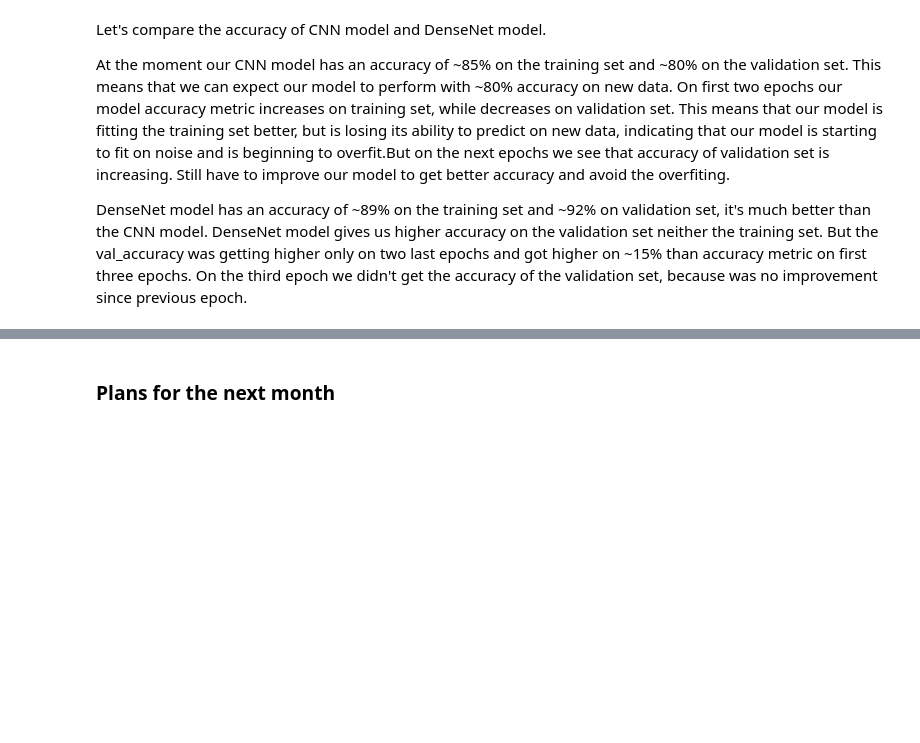
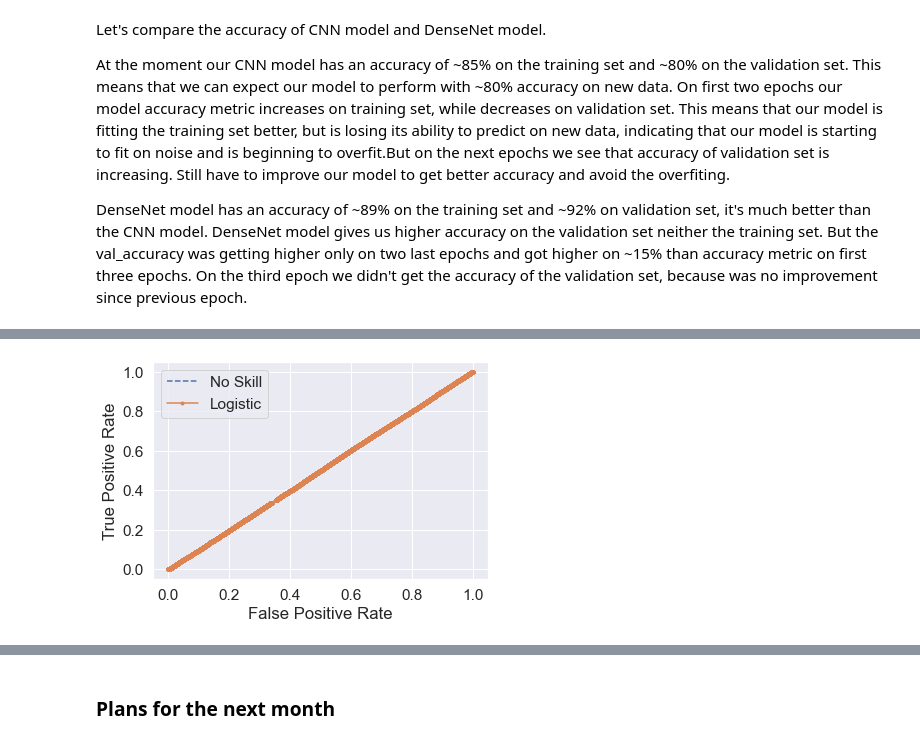
Before and after one commit to alexakh95/datasciense-uni-project, a Jupyter notebook: notebooks/histopathologic_cancer_detection/project.ipynb, the cells around one changed output, grey strips where cells are left out. Drawn from its saved outputs; the diff is of its cells as text; code cells hidden in the pictures; blank space fills up the shorter version.

```diff
--- a/notebooks/histopathologic_cancer_detection/project.ipynb
+++ b/notebooks/histopathologic_cancer_detection/project.ipynb
@@ -1147,0 +1223,18 @@ DenseNet model has an accuracy of ~89% on the training set and ~92% on validatio
+# %%
+ns_probs = [0 for _ in range(len(y_true))]
+# %%
+ns_fpr_cnn, ns_tpr_cnn, _ = roc_curve(y_true, ns_probs)
+lr_fpr_cnn, lr_tpr_cnn, _ = roc_curve(y_true, predictions_cnn)
+# %%
+# plot the roc curve for the model
+pyplot.plot(ns_fpr_cnn, ns_tpr_cnn, linestyle='--', label='No Skill')
+pyplot.plot(lr_fpr_cnn, lr_tpr_cnn, marker='.', label='Logistic')
+# axis labels
+pyplot.xlabel('False Positive Rate')
+pyplot.ylabel('True Positive Rate')
+# show the legend
+pyplot.legend()
+# show the plot
+pyplot.show()
+# %% [output]
+[figure, added]
```
Also changed, not shown: parts of 18 cells of this notebook.
